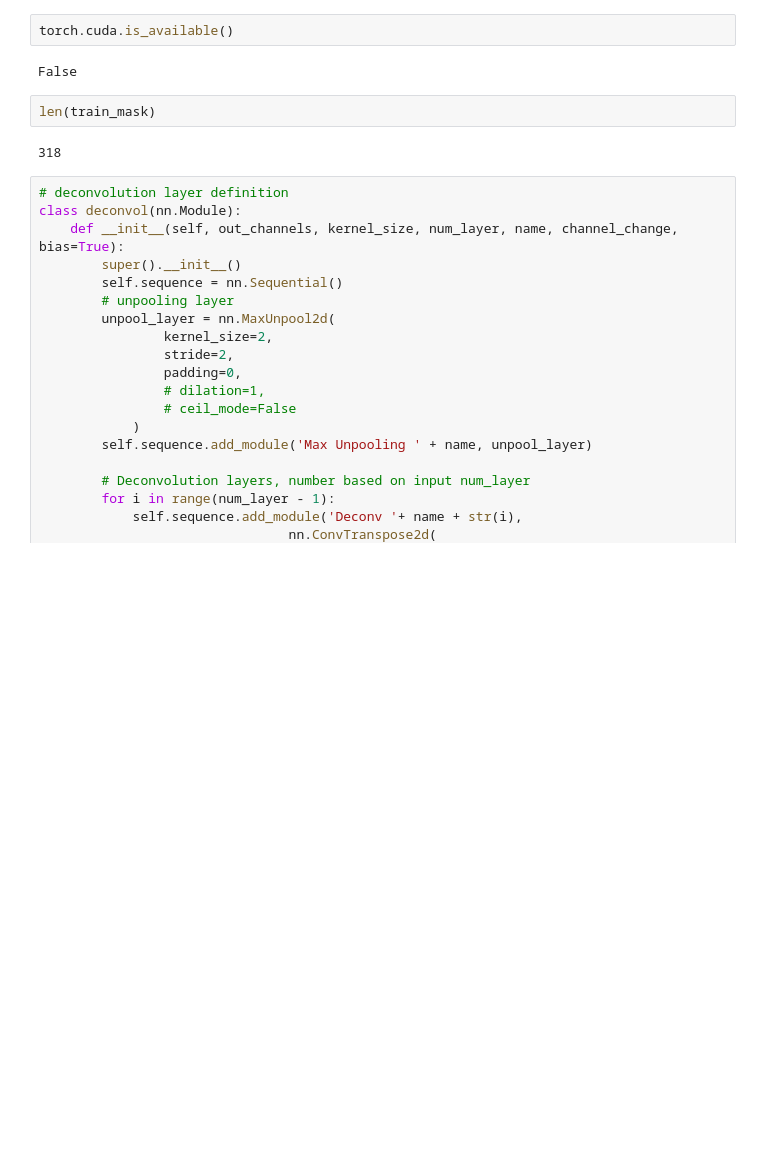
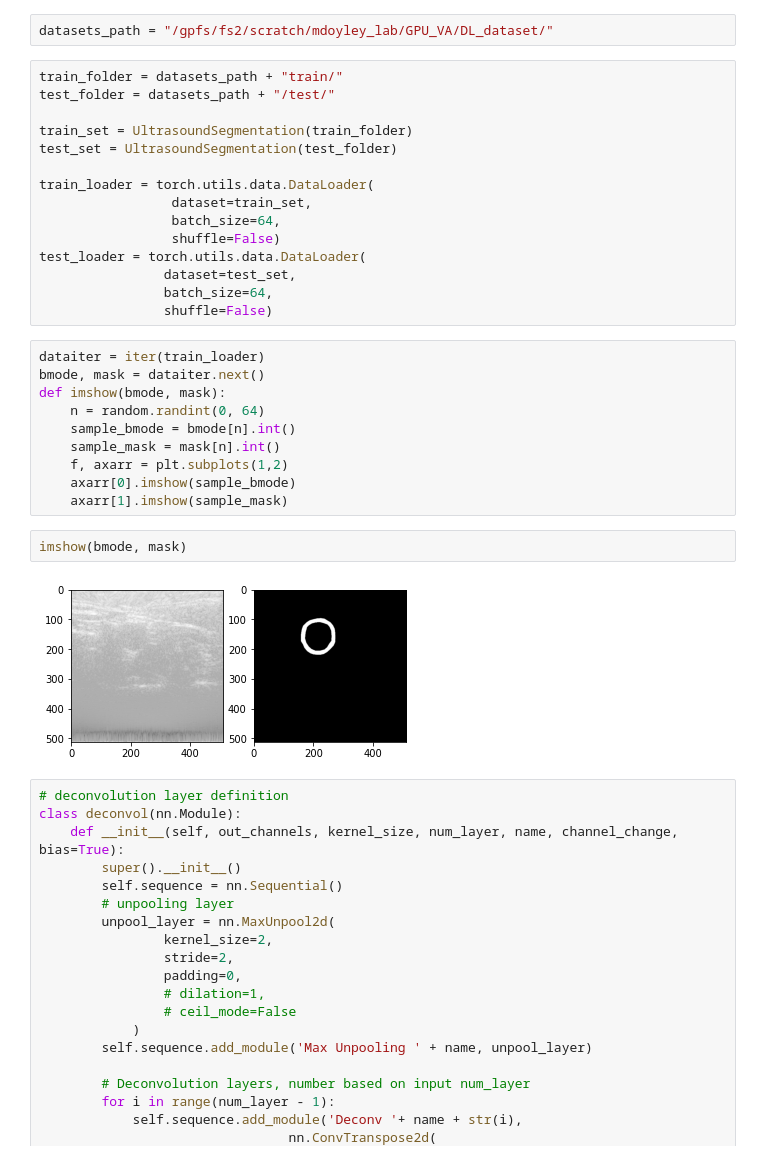
Before and after one commit to goodudetheboy/Ultrasound-Segmentation, a Jupyter notebook: main.ipynb, the cells around one changed output. Cells and saved outputs as stored; diff of their text form; blank space fills up the shorter version.

Commit message:
Add data loader to main

```diff
--- a/main.ipynb
+++ b/main.ipynb
@@ -13,11 +14,34 @@ import numpy as np
-# %%
-torch.cuda.is_available()
-# %% [output]
-False
-# %%
-len(train_mask)
-# %% [output]
-318
+# %%
+datasets_path = "/gpfs/fs2/scratch/mdoyley_lab/GPU_VA/DL_dataset/"
+# %%
+train_folder = datasets_path + "train/"
+test_folder = datasets_path + "/test/"
+
+train_set = UltrasoundSegmentation(train_folder)
+test_set = UltrasoundSegmentation(test_folder)
+
+train_loader = torch.utils.data.DataLoader(
+                 dataset=train_set,
+                 batch_size=64,
+                 shuffle=False)
+test_loader = torch.utils.data.DataLoader(
+                dataset=test_set,
+                batch_size=64,
+                shuffle=False)
+# %%
+dataiter = iter(train_loader)
+bmode, mask = dataiter.next()
+def imshow(bmode, mask):
+    n = random.randint(0, 64)
+    sample_bmode = bmode[n].int()
+    sample_mask = mask[n].int()
+    f, axarr = plt.subplots(1,2)
+    axarr[0].imshow(sample_bmode)
+    axarr[1].imshow(sample_mask)
+# %%
+imshow(bmode, mask)
+# %% [output]
+[figure, added]
 # %%
 # deconvolution layer definition
 class deconvol(nn.Module):
```
Also changed, not shown: parts of 1 cell of this notebook, 2 other files.
